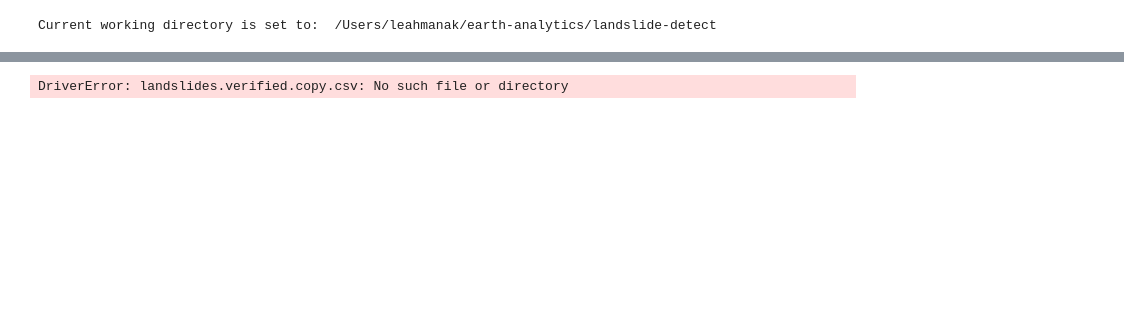
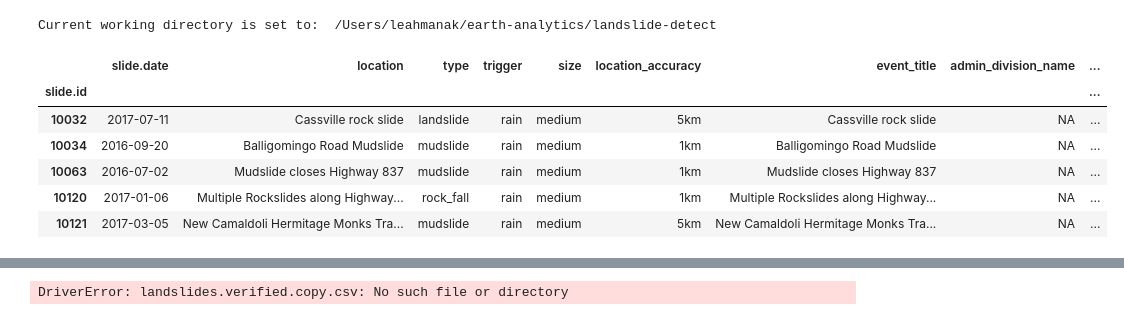
Before and after one commit to mthomp89/landslide-detect, a Jupyter notebook: notebooks/df_iteration.ipynb, the cells around one changed output, grey strips where cells are left out. Cells and saved outputs as stored; diff of their text form; code cells hidden in the pictures; blank space fills up the shorter version.

```diff
--- a/notebooks/df_iteration.ipynb
+++ b/notebooks/df_iteration.ipynb
@@ -43,33 +43,43 @@ Current working directory is set to:  /Users/leahmanak/earth-analytics/landslide
 # %%
 def create_dataframe(data_file):
     """
     Reads a csv file into a GeoPandas DataFrame. Sets the index to the 'slide.id'
     and sorts the geoDataFrame by the new index. Converts the date+time column to
     a DateTime object and drops the time. Converts the reported geocoordinates to
     a geoPandas geometry point.
 
     Parameters
     ----------
     data_file : str
 
     Returns
     -------
     dataframe
         sorted by index
     """
 
     gdf = gpd.read_file(data_file, index_col='slide.id').sort_values(by='slide.id')
     gdf = gdf.set_index('slide.id')
     # Convert to DatTime object, drop time
-#     gdf['slide.date'] = pd.to_datetime(gdf['slide.date'])
-#     gdf['slide.date'] = gdf['slide.date'].dt.date
+    gdf['slide.date'] = pd.to_datetime(gdf['slide.date'])
+    gdf['slide.date'] = gdf['slide.date'].dt.date
     # Convert reported geocoordinates to geometery
     gdf[['lon', 'lat']] = gdf[['lon', 'lat']].astype(float)
     geometry = [Point(xy) for xy in zip(gdf.lon, gdf.lat)]
     gdf = gdf.drop(['lon', 'lat'], axis=1)
     gdf = GeoDataFrame(gdf, crs="EPSG:4326", geometry=geometry)
 
     return gdf
+landslide_gdf = create_dataframe('landslides.verified.csv')
+landslide_gdf.head()
+# %% [output]
+|  | slide.date | location | type | trigger | size | location_accuracy | event_title | admin_division_name | ... |
+| slide.id |  |  |  |  |  |  |  |  | ... |
+| 10032 | 2017-07-11 | Cassville rock slide | landslide | rain | medium | 5km | Cassville rock slide | NA | ... |
+| 10034 | 2016-09-20 | Balligomingo Road Mudslide | mudslide | rain | medium | 1km | Balligomingo Road Mudslide | NA | ... |
+| 10063 | 2016-07-02 | Mudslide closes Highway 837 | mudslide | rain | medium | 1km | Mudslide closes Highway 837 | NA | ... |
+| 10120 | 2017-01-06 | Multiple Rockslides along Highway... | rock_fall | rain | medium | 1km | Multiple Rockslides along Highway... | NA | ... |
+| 10121 | 2017-03-05 | New Camaldoli Hermitage Monks Tra... | mudslide | rain | medium | 5km | New Camaldoli Hermitage Monks Tra... | NA | ... |
 # %%
 def image_search(gdf):
     """
```
Also changed, not shown: parts of 5 cells of this notebook, 1 other file.
